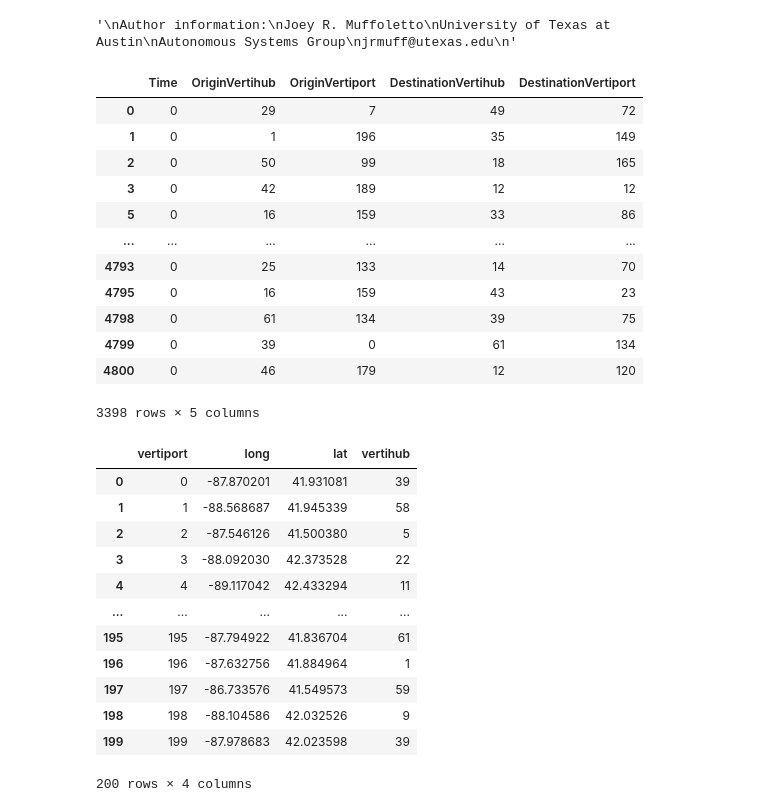
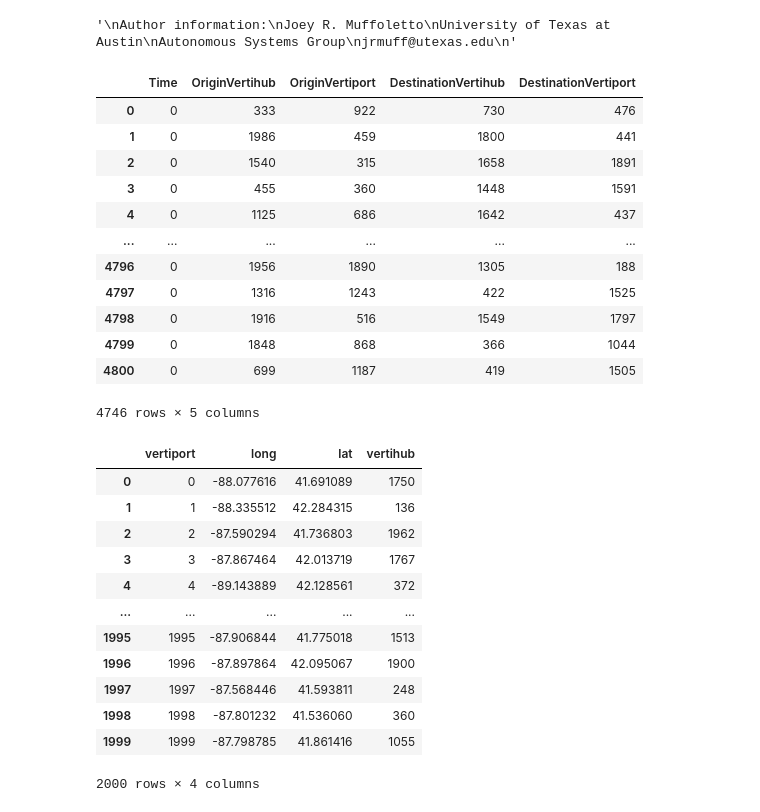
Before and after one commit to JoeMuff999/UAM-Planning-Toolkit, a Jupyter notebook: realtime_ops_limits_data_collection.ipynb, the cells around one changed output. Drawn from its saved outputs; the diff is of its cells as text; code cells hidden in the pictures.

```diff
--- a/realtime_ops_limits_data_collection.ipynb
+++ b/realtime_ops_limits_data_collection.ipynb
@@ -18,41 +18,41 @@ FLIGHT_SPEED = 60 #m/s
 # %%
 '''
 Trip data formatting
 '''
-trip_data = pd.read_csv('data/Realtime/OpsLimits/trips_64.csv')
+trip_data = pd.read_csv('data/Realtime/OpsLimits/trips_2000.csv')
 trip_data.drop(trip_data[trip_data.OriginVertihub == trip_data.DestinationVertihub].index, inplace=True) #drop trips where the origin and destination are the same vertiport, reduced from 4801 trips to 1692 with 10 vertiports
 trip_data
 # %% [output]
 |  | Time | OriginVertihub | OriginVertiport | DestinationVertihub | DestinationVertiport |
-| 0 | 0 | 29 | 7 | 49 | 72 |
-| 1 | 0 | 1 | 196 | 35 | 149 |
-| 2 | 0 | 50 | 99 | 18 | 165 |
-| 3 | 0 | 42 | 189 | 12 | 12 |
-| 5 | 0 | 16 | 159 | 33 | 86 |
+| 0 | 0 | 333 | 922 | 730 | 476 |
+| 1 | 0 | 1986 | 459 | 1800 | 441 |
+| 2 | 0 | 1540 | 315 | 1658 | 1891 |
+| 3 | 0 | 455 | 360 | 1448 | 1591 |
+| 4 | 0 | 1125 | 686 | 1642 | 437 |
 | ... | ... | ... | ... | ... | ... |
-| 4793 | 0 | 25 | 133 | 14 | 70 |
-| 4795 | 0 | 16 | 159 | 43 | 23 |
-| 4798 | 0 | 61 | 134 | 39 | 75 |
-| 4799 | 0 | 39 | 0 | 61 | 134 |
-| 4800 | 0 | 46 | 179 | 12 | 120 |
+| 4796 | 0 | 1956 | 1890 | 1305 | 188 |
+| 4797 | 0 | 1316 | 1243 | 422 | 1525 |
+| 4798 | 0 | 1916 | 516 | 1549 | 1797 |
+| 4799 | 0 | 1848 | 868 | 366 | 1044 |
+| 4800 | 0 | 699 | 1187 | 419 | 1505 |
-3398 rows × 5 columns
+4746 rows × 5 columns
 # %%
-vertiports_data = pd.read_csv('data/Realtime/OpsLimits/vertiports_64.csv')
+vertiports_data = pd.read_csv('data/Realtime/OpsLimits/vertiports_2000.csv')
 vertiports_data
 # %% [output]
 |  | vertiport | long | lat | vertihub |
-| 0 | 0 | -87.870201 | 41.931081 | 39 |
-| 1 | 1 | -88.568687 | 41.945339 | 58 |
-| 2 | 2 | -87.546126 | 41.500380 | 5 |
-| 3 | 3 | -88.092030 | 42.373528 | 22 |
-| 4 | 4 | -89.117042 | 42.433294 | 11 |
+| 0 | 0 | -88.077616 | 41.691089 | 1750 |
+| 1 | 1 | -88.335512 | 42.284315 | 136 |
+| 2 | 2 | -87.590294 | 41.736803 | 1962 |
+| 3 | 3 | -87.867464 | 42.013719 | 1767 |
+| 4 | 4 | -89.143889 | 42.128561 | 372 |
 | ... | ... | ... | ... | ... |
-| 195 | 195 | -87.794922 | 41.836704 | 61 |
-| 196 | 196 | -87.632756 | 41.884964 | 1 |
-| 197 | 197 | -86.733576 | 41.549573 | 59 |
-| 198 | 198 | -88.104586 | 42.032526 | 9 |
-| 199 | 199 | -87.978683 | 42.023598 | 39 |
+| 1995 | 1995 | -87.906844 | 41.775018 | 1513 |
+| 1996 | 1996 | -87.897864 | 42.095067 | 1900 |
+| 1997 | 1997 | -87.568446 | 41.593811 | 248 |
+| 1998 | 1998 | -87.801232 | 41.536060 | 360 |
+| 1999 | 1999 | -87.798785 | 41.861416 | 1055 |
-200 rows × 4 columns
+2000 rows × 4 columns
 # %%
 '''
 vertiport statistics
```
Also changed, not shown: parts of 3 cells of this notebook, 6 other files.
